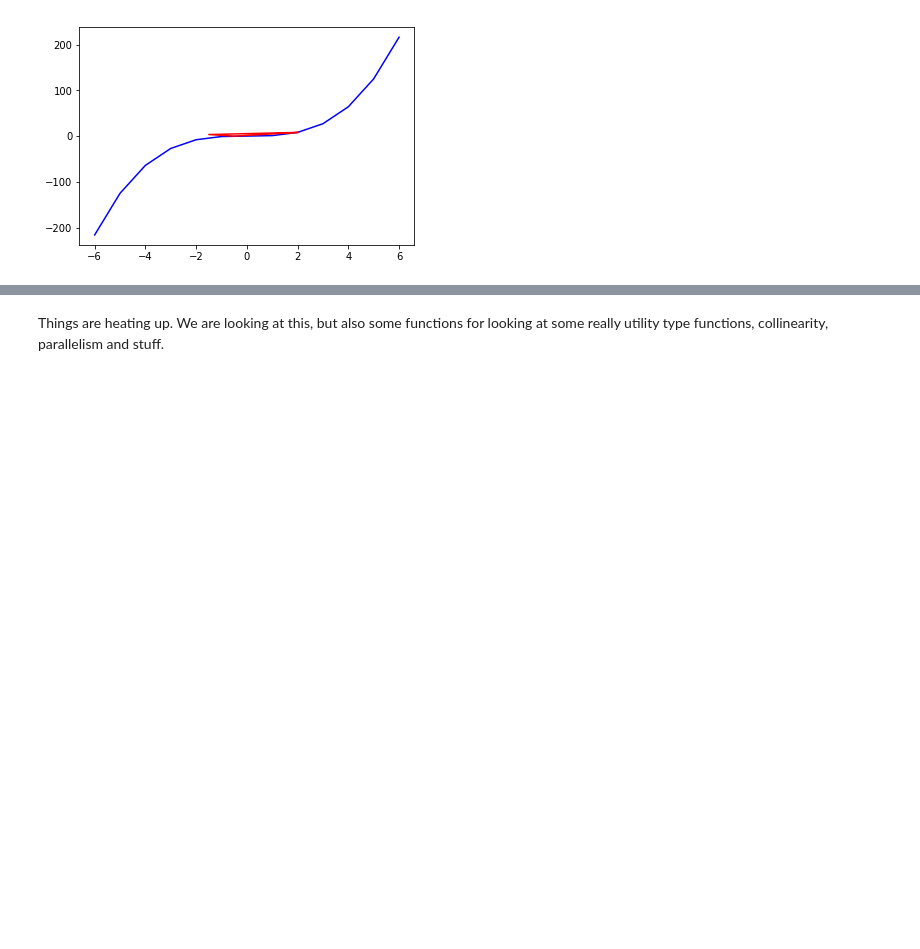
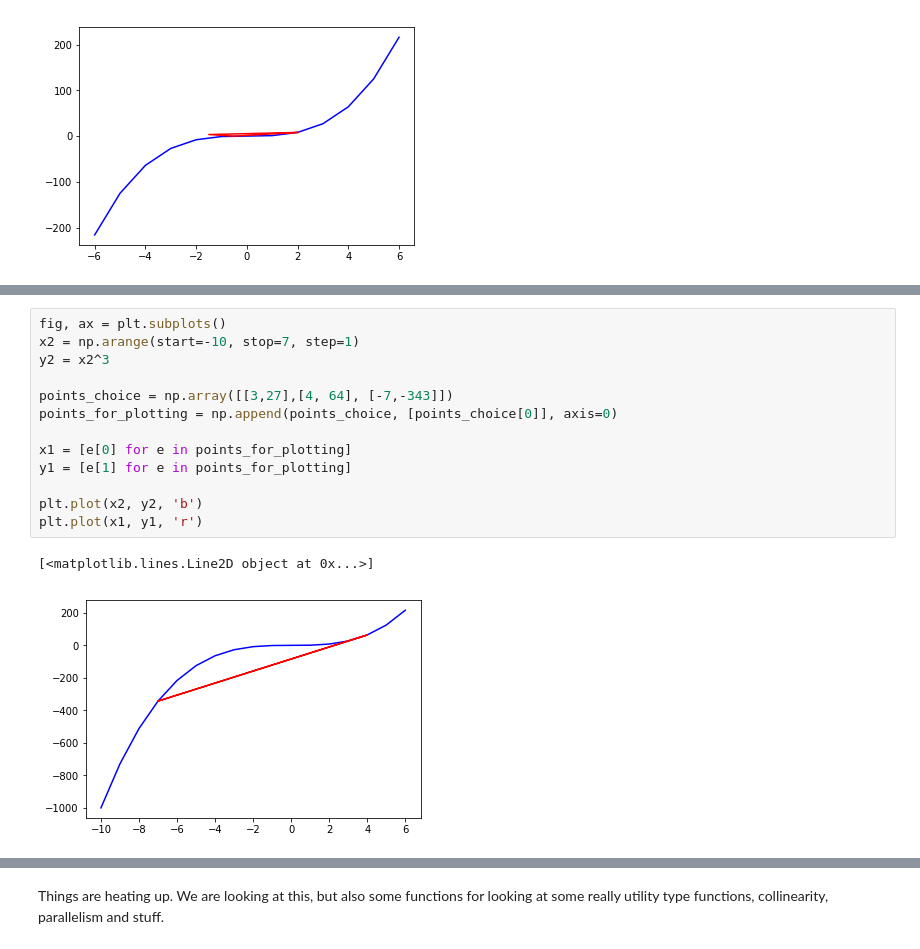
Before and after one commit to jgab3103/Jamie-Gabriel, a Jupyter notebook: Notebooks/Algebraic_Calculus_Notes_3.ipynb, the cells around one changed output, grey strips where cells are left out. Drawn from its saved outputs; the diff is of its cells as text; blank space fills up the shorter version.

```diff
--- a/Notebooks/Algebraic_Calculus_Notes_3.ipynb
+++ b/Notebooks/Algebraic_Calculus_Notes_3.ipynb
@@ -252,0 +278,16 @@ $$  =-\frac{5}{16}(2t+1)(t-2)(2t+3)=-\frac{5}{16}(4t^3-13t-6).$$
+# %%
+fig, ax = plt.subplots()
+x2 = np.arange(start=-10, stop=7, step=1)
+y2 = x2^3
+
+points_choice = np.array([[3,27],[4, 64], [-7,-343]])
+points_for_plotting = np.append(points_choice, [points_choice[0]], axis=0)
+
+x1 = [e[0] for e in points_for_plotting]
+y1 = [e[1] for e in points_for_plotting]
+
+plt.plot(x2, y2, 'b')
+plt.plot(x1, y1, 'r')
+# %% [output]
+[<matplotlib.lines.Line2D object at 0x...>]
+[figure, added]
```
Also changed, not shown: parts of 21 cells of this notebook.
